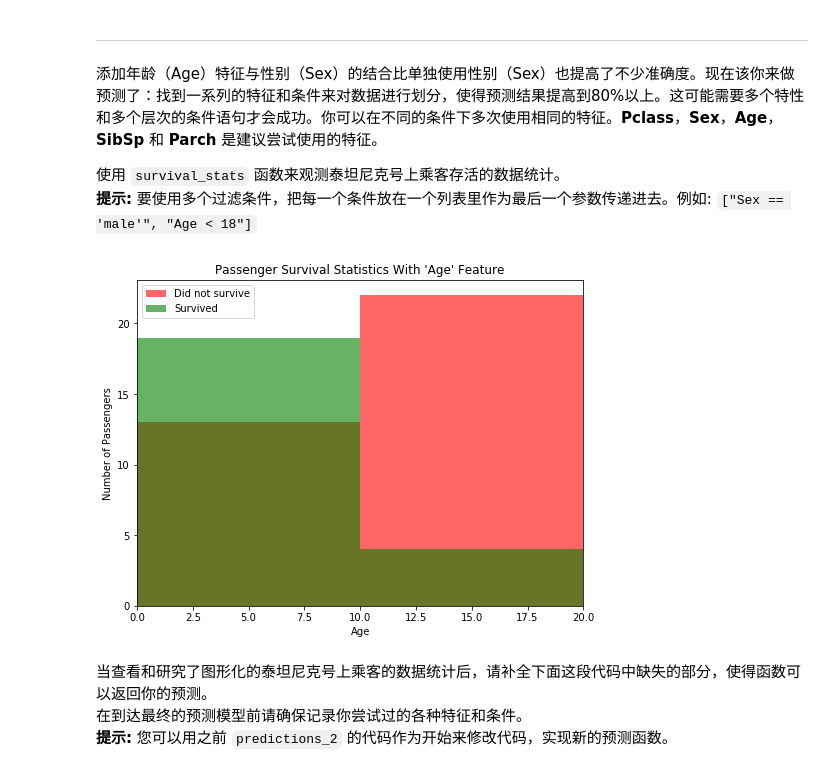
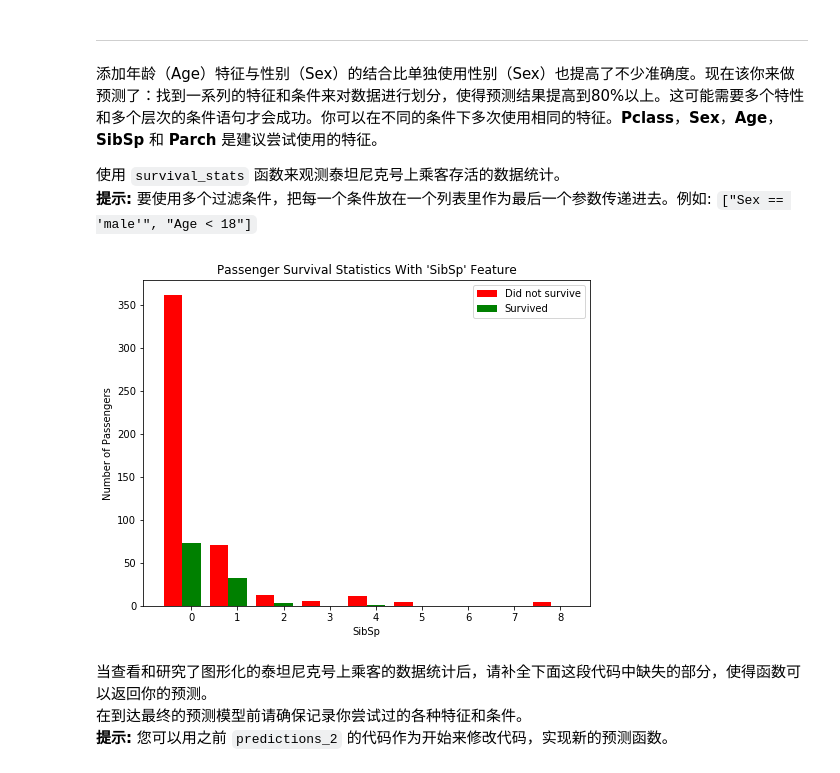
Before and after one commit to laughingyang/titanic_survival_exploration, a Jupyter notebook: titanic_survival_exploration.ipynb, the cells around one changed output. Cells and saved outputs as stored; diff of their text form; code cells hidden in the pictures.

```diff
--- a/titanic_survival_exploration.ipynb
+++ b/titanic_survival_exploration.ipynb
@@ -244,9 +244,9 @@ Predictions have an accuracy of 79.35%.
 使用 `survival_stats` 函数来观测泰坦尼克号上乘客存活的数据统计。
 **提示:** 要使用多个过滤条件，把每一个条件放在一个列表里作为最后一个参数传递进去。例如: `["Sex == 'male'", "Age < 18"]`
 # %%
-survival_stats(data, outcomes, 'Age',["Sex == 'male'", "Age < 18"])
+survival_stats(data, outcomes, 'SibSp', ["Sex == 'male'", ])
 # %% [output]
-[figure, old version]
+[figure, new version]
 # %% [markdown]
 当查看和研究了图形化的泰坦尼克号上乘客的数据统计后，请补全下面这段代码中缺失的部分，使得函数可以返回你的预测。
 在到达最终的预测模型前请确保记录你尝试过的各种特征和条件。
```
Also changed, not shown: parts of 4 cells of this notebook, 1 other file.
